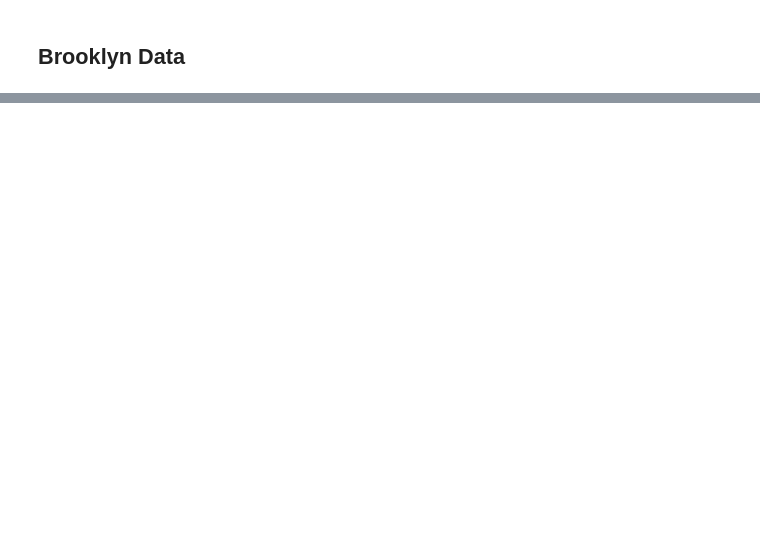
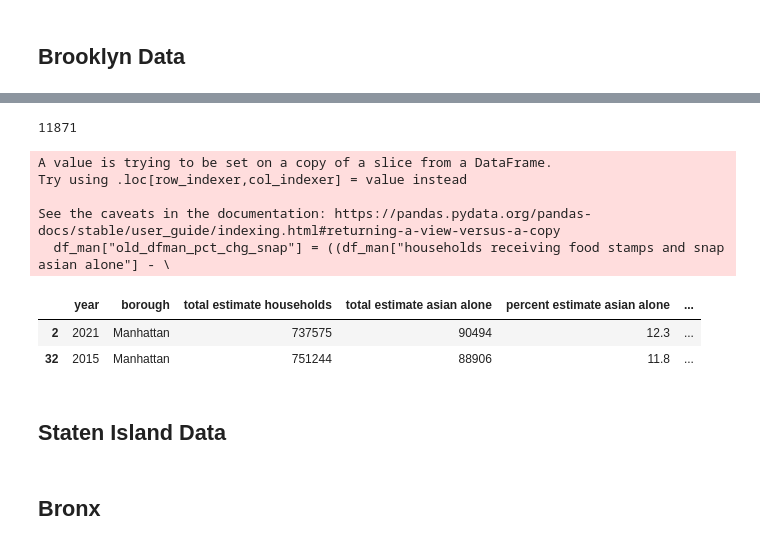
Before and after one commit to arubybonilla/2023-asam-benefits, a Jupyter notebook: 2023-asam-snap-food-stamps-analysis-smail-bonilla.ipynb, the cells around one changed output, grey strips where cells are left out. Drawn from its saved outputs; the diff is of its cells as text; code cells hidden in the pictures; blank space fills up the shorter version.

```diff
--- a/2023-asam-snap-food-stamps-analysis-smail-bonilla.ipynb
+++ b/2023-asam-snap-food-stamps-analysis-smail-bonilla.ipynb
@@ -201,0 +218,23 @@ df_man
+# %%
+## fixed value
+old_dfman_pct_chg_snap = df_man["households receiving food stamps and snap asian alone"].iat[1]
+old_dfman_pct_chg_snap
+# %% [output]
+11871
+# %%
+df_man["old_dfman_pct_chg_snap"] = ((df_man["households receiving food stamps and snap asian alone"] - \
+                                      old_dfman_pct_chg_snap) / old_dfman_pct_chg_snap) * 100
+df_man
+# %% [output]
+A value is trying to be set on a copy of a slice from a DataFrame.
+Try using .loc[row_indexer,col_indexer] = value instead
+
+See the caveats in the documentation: https://pandas.pydata.org/pandas-docs/stable/user_guide/indexing.html#returning-a-view-versus-a-copy
+  df_man["old_dfman_pct_chg_snap"] = ((df_man["households receiving food stamps and snap asian alone"] - \
+|  | year | borough | total estimate households | total estimate asian alone | percent estimate asian alone | ... |
+| 2 | 2021 | Manhattan | 737575 | 90494 | 12.3 | ... |
+| 32 | 2015 | Manhattan | 751244 | 88906 | 11.8 | ... |
+# %% [markdown]
+## Staten Island Data
+# %% [markdown]
+## Bronx
```
Also changed, not shown: parts of 11 cells of this notebook.
